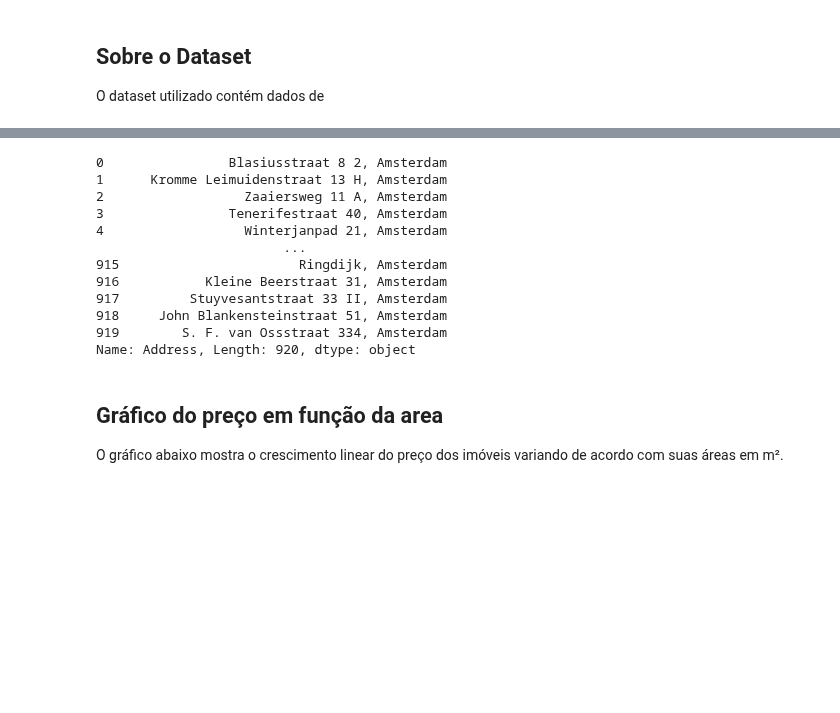
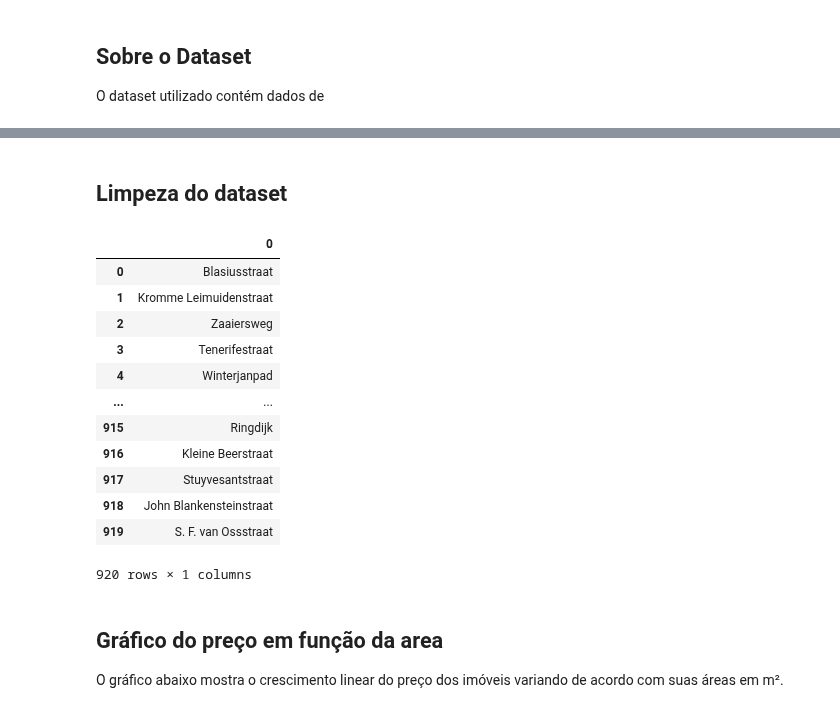
Before and after one commit to mathemaia/studies, a Jupyter notebook: Python/MachineLearning/LinearRegression/linearregression.ipynb, the cells around one changed output, grey strips where cells are left out. Drawn from its saved outputs; the diff is of its cells as text; code cells hidden in the pictures; blank space fills up the shorter version.

```diff
--- a/Python/MachineLearning/LinearRegression/linearregression.ipynb
+++ b/Python/MachineLearning/LinearRegression/linearregression.ipynb
@@ -27,19 +20,23 @@ df[df]
+# %% [markdown]
+## Limpeza do dataset
 # %%
 ad = df['Address']
-ad
+
+ad.str.extract(r'([^0123456789,]+)')
 # %% [output]
+|  | 0 |
+| 0 | Blasiusstraat |
+| 1 | Kromme Leimuidenstraat |
+| 2 | Zaaiersweg |
+| 3 | Tenerifestraat |
+| 4 | Winterjanpad |
+| ... | ... |
+| 915 | Ringdijk |
+| 916 | Kleine Beerstraat |
+| 917 | Stuyvesantstraat |
+| 918 | John Blankensteinstraat |
+| 919 | S. F. van Ossstraat |
-0                Blasiusstraat 8 2, Amsterdam
-1      Kromme Leimuidenstraat 13 H, Amsterdam
-2                  Zaaiersweg 11 A, Amsterdam
-3                Tenerifestraat 40, Amsterdam
-4                  Winterjanpad 21, Amsterdam
-                        ...
-915                       Ringdijk, Amsterdam
-916           Kleine Beerstraat 31, Amsterdam
-917         Stuyvesantstraat 33 II, Amsterdam
-918     John Blankensteinstraat 51, Amsterdam
-919        S. F. van Ossstraat 334, Amsterdam
-Name: Address, Length: 920, dtype: object
+920 rows × 1 columns
 # %% [markdown]
 ## Gráfico do preço em função da area
 
```
Also changed, not shown: parts of 2 cells of this notebook.
